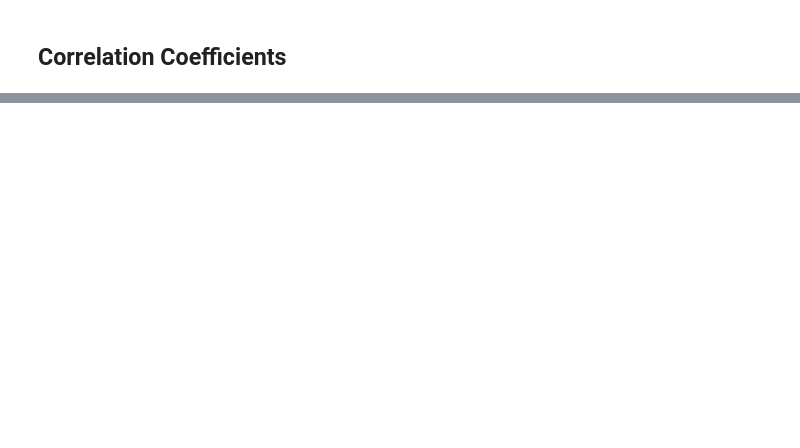
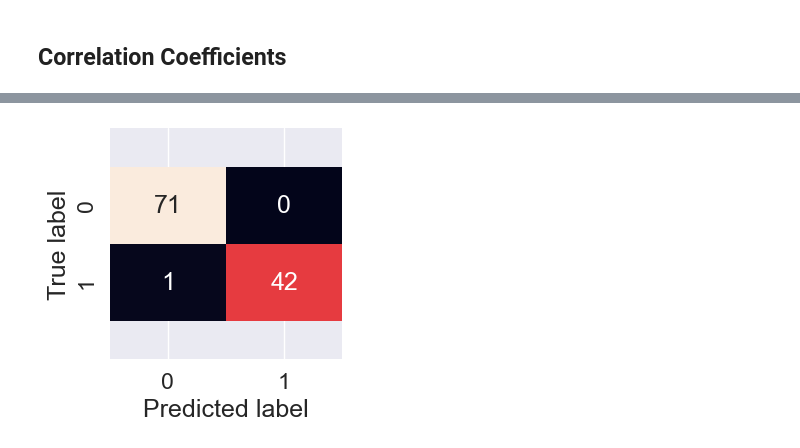
Before and after one commit to calvinyoon/DataScience, a Jupyter notebook: ML Binary Classification Tumor Type.ipynb, the cells around one changed output, grey strips where cells are left out. Saved outputs shown, nothing was run; the diff lists cells and outputs as text; code cells hidden in the pictures; blank space fills up the shorter version.

```diff
--- a/ML Binary Classification Tumor Type.ipynb
+++ b/ML Binary Classification Tumor Type.ipynb
@@ -768,0 +416,2 @@ weighted avg       0.61      0.64      0.60       114
+# %%
+optimize_corr(df_train_scaled, X_train_scaled_df, y_train, models)
@@ -768,0 +712,16 @@ weighted avg       0.61      0.64      0.60       114
+# %%
+log_reg_grid = {'C': [0.001, 0.01, 0.1, 1, 10, 100],
+                'dual': [True, False],
+                'max_iter': [100, 500, 1000, 2000],
+                'penalty': ['none', 'elasticnet', 'l1', 'l2'],
+                'solver': ['newton-cg', 'lbfgs', 'liblinear', 'sag', 'saga'],
+                'tol': [1e-4, 1e-3]}
+
+
+gs_log_reg = GridSearchCV(LogisticRegression(),
+                          param_grid=log_reg_grid,
+                          cv=5,
+                          verbose=True)
+
+gs_log_reg.fit(X_train_scaled_df, y_train)
+gs_log_reg.best_params_
@@ -768,0 +736,3 @@ weighted avg       0.61      0.64      0.60       114
+# %%
+gs_y_preds = gs_log_reg.predict(X_test_scaled)
+gs_metrics = evaluate_preds(y_test, gs_y_preds)
@@ -768,0 +759,14 @@ weighted avg       0.61      0.64      0.60       114
+# %%
+def plot_conf_mat(y_test, y_preds):
+    fig, ax = plt.subplots(figsize=(3, 3))
+    ax = sns.heatmap(confusion_matrix(y_test, y_preds),
+                         annot=True, # Annotate the boxes
+                         cbar=False)
+    plt.xlabel("Predicted label") # model preds
+    plt.ylabel("True label") # true labels
+    bottom, top = ax.get_ylim()
+    ax.set_ylim(bottom + 0.5, top - 0.5)
+# %%
+plot_conf_mat(y_test, gs_y_preds)
+# %% [output]
+[figure, added]
```
Also changed, not shown: parts of 58 cells of this notebook.
